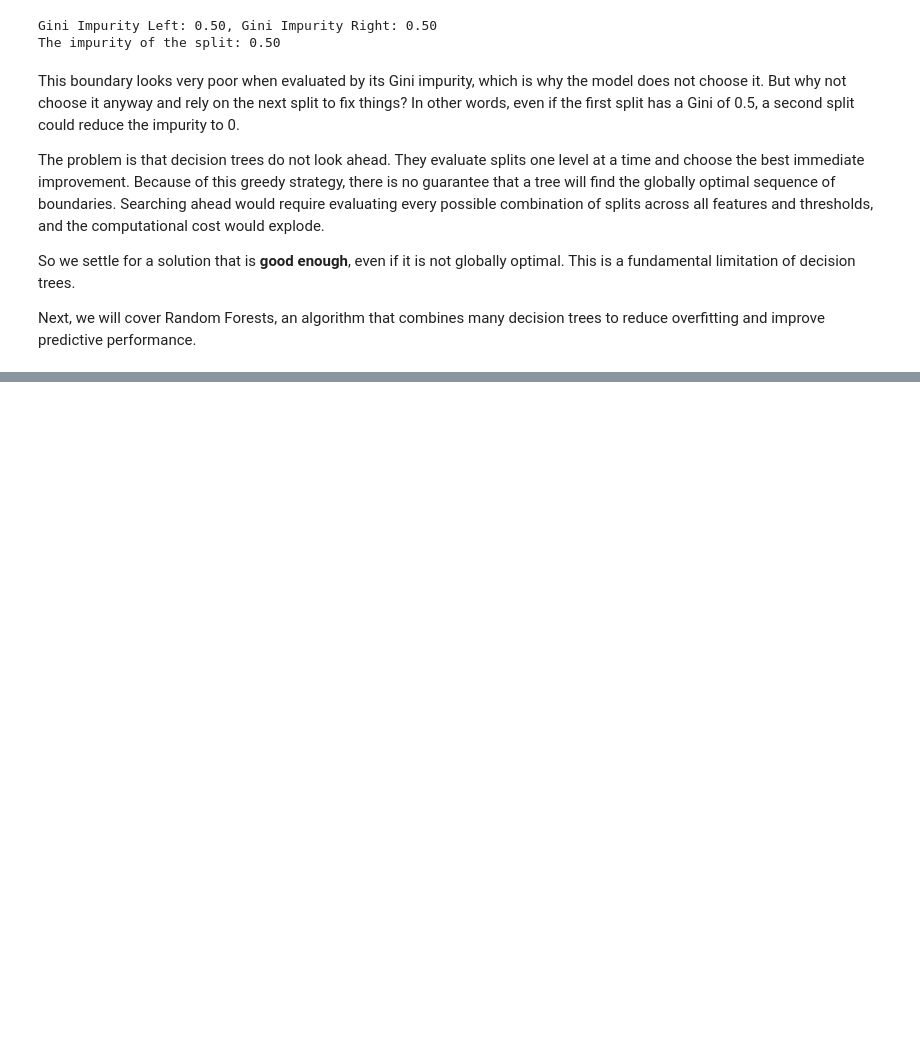
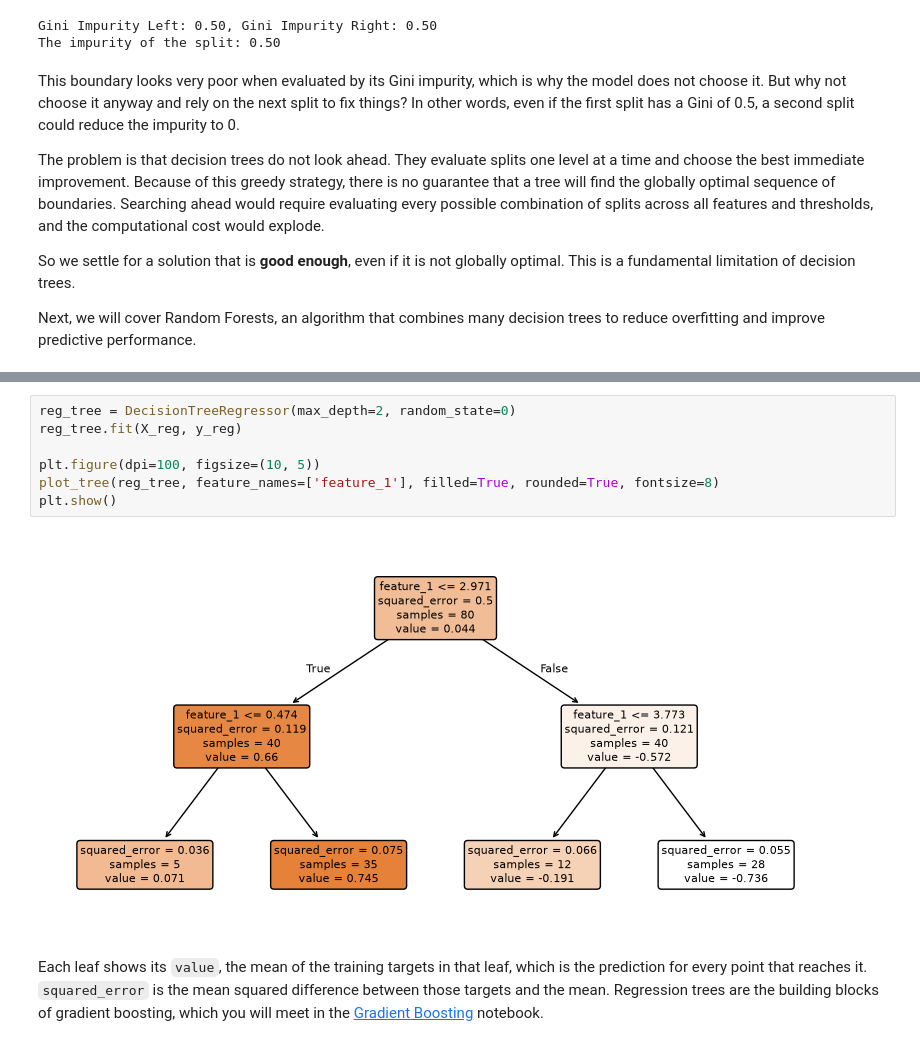
Before and after one commit to BredaUniversityADSAI/introduction-to-ml, a Jupyter notebook: self-study/009_decision_trees.ipynb, the cells around one changed output, grey strips where cells are left out. Saved outputs shown, nothing was run; the diff lists cells and outputs as text; blank space fills up the shorter version.

```diff
--- a/self-study/009_decision_trees.ipynb
+++ b/self-study/009_decision_trees.ipynb
@@ -1277,0 +1316,11 @@ Next, we will cover Random Forests, an algorithm that combines many decision tre
+# %%
+reg_tree = DecisionTreeRegressor(max_depth=2, random_state=0)
+reg_tree.fit(X_reg, y_reg)
+
+plt.figure(dpi=100, figsize=(10, 5))
+plot_tree(reg_tree, feature_names=['feature_1'], filled=True, rounded=True, fontsize=8)
+plt.show()
+# %% [output]
+[figure, added]
+# %% [markdown]
+Each leaf shows its `value`, the mean of the training targets in that leaf, which is the prediction for every point that reaches it. `squared_error` is the mean squared difference between those targets and the mean. Regression trees are the building blocks of gradient boosting, which you will meet in the [Gradient Boosting](011_gradient_boosting.ipynb) notebook.
```
Also changed, not shown: parts of 6 cells of this notebook, 28 other files.
